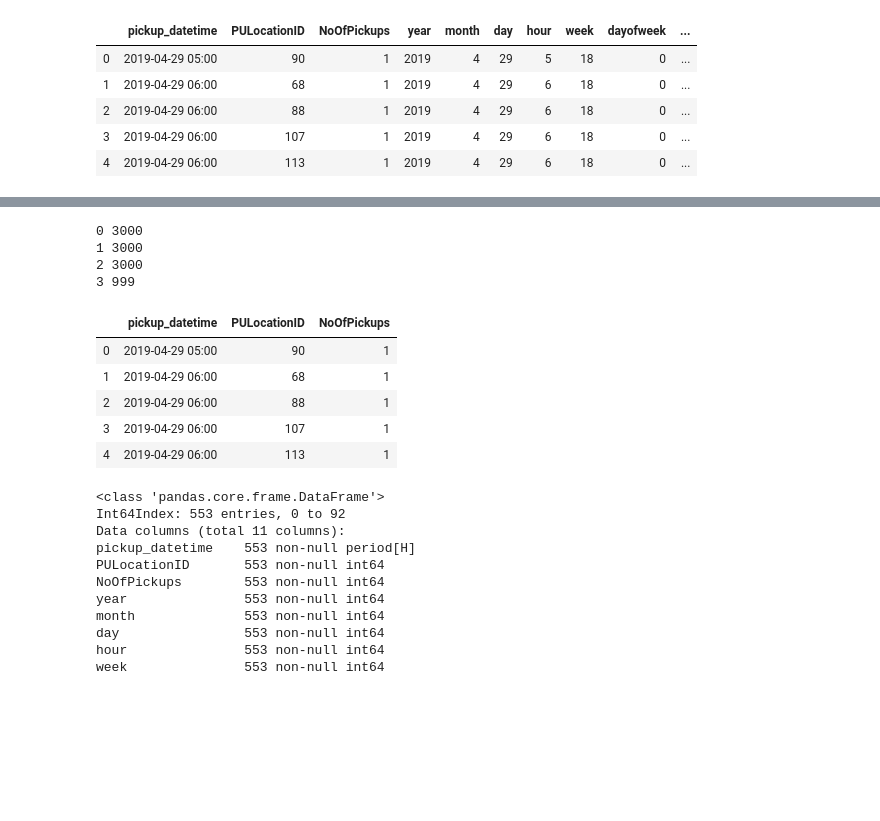
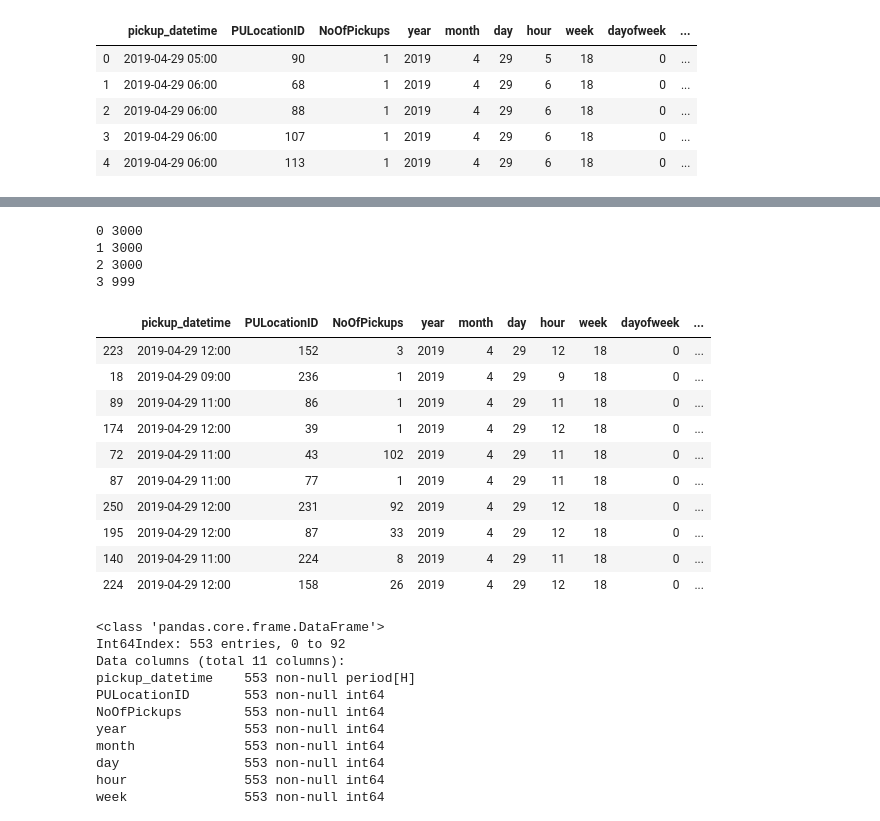
Before and after one commit to angelrps/MasterDataScience_FinalProject, a Jupyter notebook: notebooks/Data_Analysis_Taxis.ipynb, the cells around one changed output, grey strips where cells are left out. Cells and saved outputs as stored; diff of their text form; code cells hidden in the pictures; blank space fills up the shorter version.

Commit message:
dataset taxis cleaning_split function to clean_add date features

```diff
--- a/notebooks/Data_Analysis_Taxis.ipynb
+++ b/notebooks/Data_Analysis_Taxis.ipynb
@@ -259,40 +317,47 @@ dfsample_test.head()
 # ITERATION CODE WITH CHUNKS
 
 # 1. Get 10000 rows sample iterator with 3000 chunks
 dfsi = pd.read_csv('./2019_Yellow_Taxi_Trip_Data.csv.bz2', sep=',',
                        usecols=['tpep_pickup_datetime','PULocationID','trip_distance','fare_amount'],
                        nrows=9999,
                        chunksize=3000,
                        parse_dates={'pickup_datetime':['tpep_pickup_datetime']})
 
 # 2. Declare empty DataFrame to store results of each chunk
 all_chunks=pd.DataFrame()
 
 # 3. Iterate through chunks and append results
 for i, dfs in enumerate(dfsi):
     print(i, len(dfs))
 
     result = process_data(dfs)
 
     all_chunks=all_chunks.append(result)
 
 #groupby puts the grouping column as index so we have to:
 #reset_index()
 #groupby again the all_chunks results > sum > sort > reset_index again
 result_all = all_chunks.sort_values(['pickup_datetime', 'PULocationID']). \
                                     groupby(['pickup_datetime', 'PULocationID'])['NoOfPickups'].sum().reset_index()
-result_all.head()
+
+add_date_features(result_all)
+result_all.sample(10)
 # %% [output]
 0 3000
 1 3000
 2 3000
 3 999
-|  | pickup_datetime | PULocationID | NoOfPickups |
-| 0 | 2019-04-29 05:00 | 90 | 1 |
-| 1 | 2019-04-29 06:00 | 68 | 1 |
-| 2 | 2019-04-29 06:00 | 88 | 1 |
-| 3 | 2019-04-29 06:00 | 107 | 1 |
-| 4 | 2019-04-29 06:00 | 113 | 1 |
+|  | pickup_datetime | PULocationID | NoOfPickups | year | month | day | hour | week | dayofweek | ... |
+| 223 | 2019-04-29 12:00 | 152 | 3 | 2019 | 4 | 29 | 12 | 18 | 0 | ... |
+| 18 | 2019-04-29 09:00 | 236 | 1 | 2019 | 4 | 29 | 9 | 18 | 0 | ... |
+| 89 | 2019-04-29 11:00 | 86 | 1 | 2019 | 4 | 29 | 11 | 18 | 0 | ... |
+| 174 | 2019-04-29 12:00 | 39 | 1 | 2019 | 4 | 29 | 12 | 18 | 0 | ... |
+| 72 | 2019-04-29 11:00 | 43 | 102 | 2019 | 4 | 29 | 11 | 18 | 0 | ... |
+| 87 | 2019-04-29 11:00 | 77 | 1 | 2019 | 4 | 29 | 11 | 18 | 0 | ... |
+| 250 | 2019-04-29 12:00 | 231 | 92 | 2019 | 4 | 29 | 12 | 18 | 0 | ... |
+| 195 | 2019-04-29 12:00 | 87 | 33 | 2019 | 4 | 29 | 12 | 18 | 0 | ... |
+| 140 | 2019-04-29 11:00 | 224 | 8 | 2019 | 4 | 29 | 11 | 18 | 0 | ... |
+| 224 | 2019-04-29 12:00 | 158 | 26 | 2019 | 4 | 29 | 12 | 18 | 0 | ... |
 # %%
 all_chunks.info()
 # %% [output]
```
Also changed, not shown: parts of 3 cells of this notebook.
